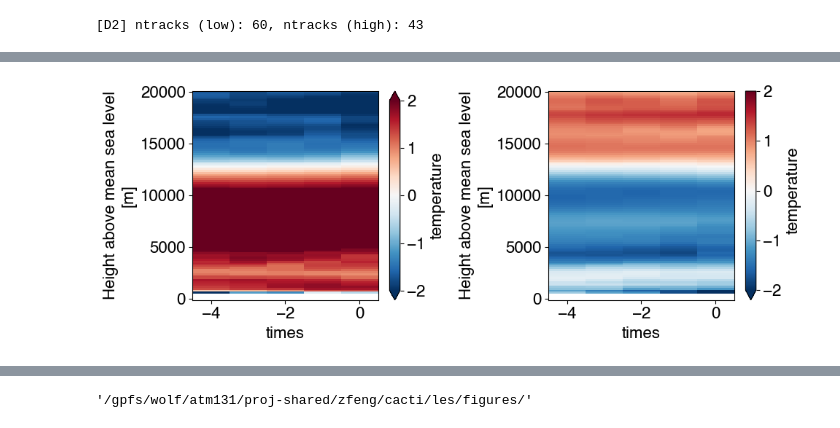
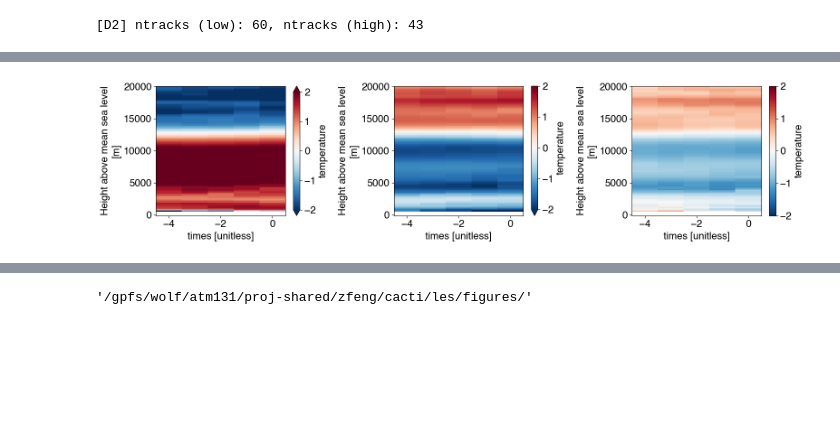
Before and after one commit to ICLASS-SFA/lasso_cellgrowth, a Jupyter notebook: notebooks/plot_center_env_composite_by_w.ipynb, the cells around one changed output, grey strips where cells are left out. Saved outputs shown, nothing was run; the diff lists cells and outputs as text; code cells hidden in the pictures; blank space fills up the shorter version.

```diff
--- a/notebooks/plot_center_env_composite_by_w.ipynb
+++ b/notebooks/plot_center_env_composite_by_w.ipynb
@@ -286,3 +357,8 @@ np.log10(MaxCoreAreaUp_Zmid_d3).plot.hist(bins=CoreAreaUp_bins)
         2.6, 2.7]),
  <BarContainer object of 27 artists>)
 [figure]
+# %%
+# Max updraft area over the cell lifetime and all updraft cores
+MaxCoreAreaUp_Zmid_d4 = ds_d4['CoreArea_up'].max(dim=('times','core')).sel(z=Zmid*1000).load()
+CoreAreaUp_bins = np.arange(0., 2.8, 0.1)
+np.log10(MaxCoreAreaUp_Zmid_d4).plot.hist(bins=CoreAreaUp_bins)
@@ -312,0 +402,5 @@ print(f'[D3] Lower 1/3 MaxCoreAreaUp: {low_MaxCoreAreaUp_Zmid_d3}, Upper 1/3 Max
+# %%
+# Find updraft area percentile values
+low_MaxCoreAreaUp_Zmid_d4 = np.nanquantile(MaxCoreAreaUp_Zmid_d4, 0.33)
+hi_MaxCoreAreaUp_Zmid_d4 = np.nanquantile(MaxCoreAreaUp_Zmid_d4, 0.66)
+print(f'[D4] Lower 1/3 MaxCoreAreaUp: {low_MaxCoreAreaUp_Zmid_d4}, Upper 1/3 MaxCoreAreaUp: {hi_MaxCoreAreaUp_Zmid_d4}')
@@ -429,0 +535,13 @@ MaxMassFluxUp_avg_h_d3 = ds_d3.MassFlux_up.isel(tracks=h_idx_d3).max(dim=('times
+# %%
+# Separate tracks with low/high MaxCoreAreaUp, exclude tracks that end as merger
+l_idx_d4 = np.where(
+    (MaxCoreAreaUp_Zmid_d4 <= low_MaxCoreAreaUp_Zmid_d4)
+    & (np.isnan(end_merge_tracknumber_d4))
+    & (np.isnan(start_split_tracknumber_d4))
+)[0]
+h_idx_d4 = np.where(
+    (MaxCoreAreaUp_Zmid_d4 >= hi_MaxCoreAreaUp_Zmid_d4)
+    & (np.isnan(end_merge_tracknumber_d4))
+    & (np.isnan(start_split_tracknumber_d4))
+)[0]
+print(f'[D4] ntracks (low): {len(l_idx_d4)}, ntracks (high): {len(h_idx_d4)}')
@@ -637,12 +803,20 @@ tk_l_d3 = ds_d3.temperature.isel(tracks=l_idx_d3).sel(times=slice(-4,0)).mean(di
 tk_h_d3 = ds_d3.temperature.isel(tracks=h_idx_d3).sel(times=slice(-4,0)).mean(dim='tracks').transpose()
 # Difference between high and low
 tk_diff_d3 = tk_h_d3 - tk_l_d3
+# %%
+# Subset Qv by tracks, keep preCI times, and composite
+tk_l_d4 = ds_d4.temperature.isel(tracks=l_idx_d4).sel(times=slice(-4,0)).mean(dim='tracks').transpose()
+tk_h_d4 = ds_d4.temperature.isel(tracks=h_idx_d4).sel(times=slice(-4,0)).mean(dim='tracks').transpose()
+# Difference between high and low
+tk_diff_d4 = tk_h_d4 - tk_l_d4
 # %%
-fig, axes = plt.subplots(1, 2, figsize=[10,4], dpi=100)
+fig, axes = plt.subplots(1, 3, figsize=[16,4], dpi=100)
 ax = axes[0]
 (tk_diff_d2).plot(vmin=-2, vmax=2, cmap='RdBu_r', ax=ax)
 ax = axes[1]
 (tk_diff_d3).plot(vmin=-2, vmax=2, cmap='RdBu_r', ax=ax)
+ax = axes[2]
+(tk_diff_d4).plot(vmin=-2, vmax=2, cmap='RdBu_r', ax=ax)
 fig.tight_layout()
 # %% [output]
-[figure, old version]
+[figure, new version]
```
Also changed, not shown: parts of 48 cells of this notebook, 11 other files.
